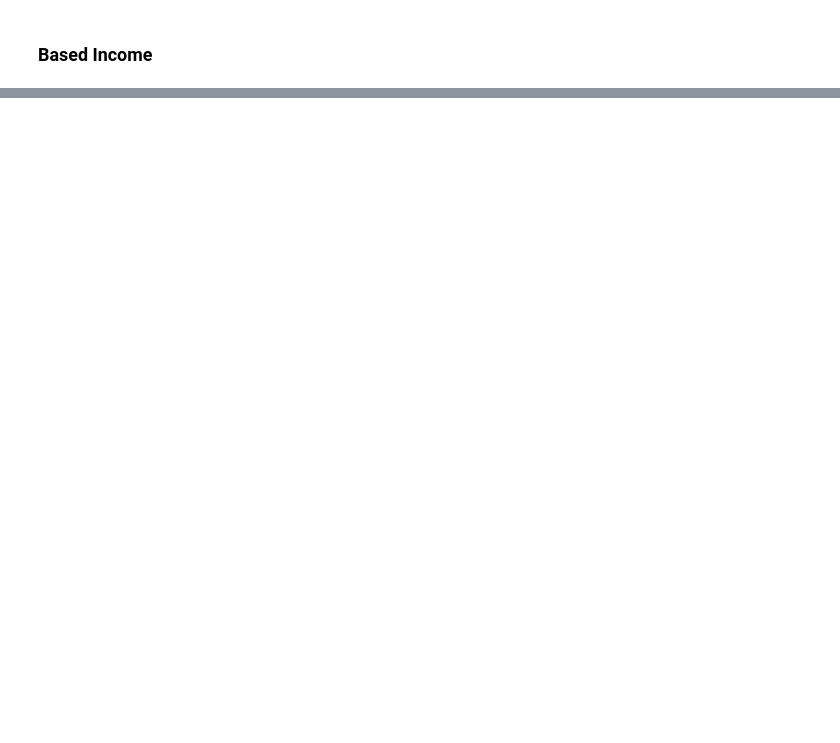
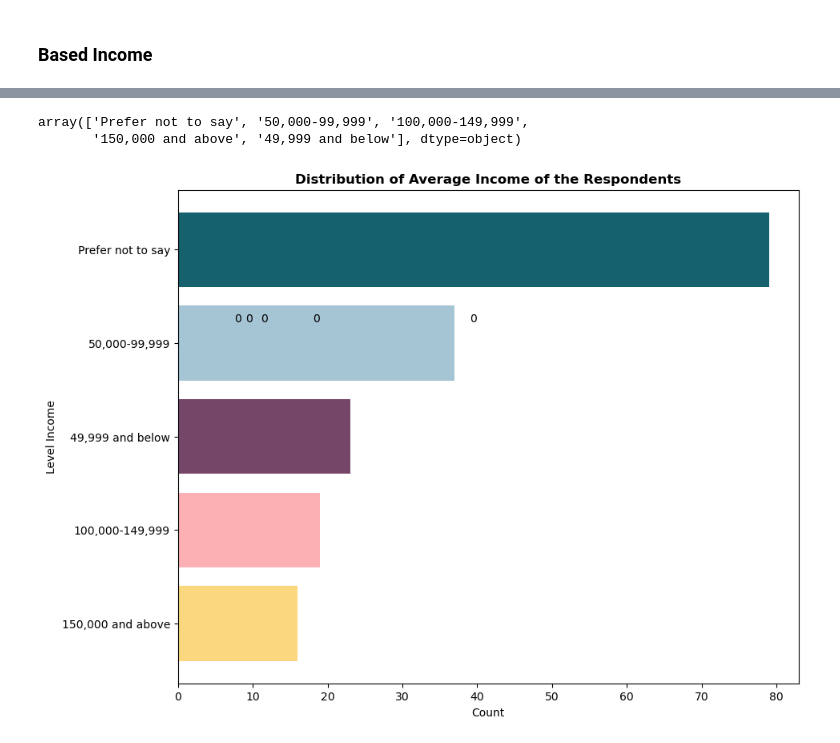
Before and after one commit to Lorraine254/likertScaleAnalysis, a Jupyter notebook: analysis_v1.ipynb, the cells around one changed output, grey strips where cells are left out. Cells and saved outputs as stored; diff of their text form; code cells hidden in the pictures; blank space fills up the shorter version.

```diff
--- a/analysis_v1.ipynb
+++ b/analysis_v1.ipynb
@@ -269,2 +295,6 @@ plotbBarGraph(categories=)
 # %% [markdown]
 ### Based Income
+# %%
+#Suppose 'Education Level' is the column name containing education levels
+income_counts = df['What is your average monthly household income?'].value_counts()
+income_counts
@@ -270,0 +309,15 @@ plotbBarGraph(categories=)
+# %%
+df['What is your average monthly household income?'].unique()
+# %% [output]
+array(['Prefer not to say', '50,000-99,999', '100,000-149,999',
+       '150,000 and above', '49,999 and below'], dtype=object)
+# %%
+
+# categories
+categories = ['Prefer not to say', '50,000-99,999', '49,999 and below', '100,000-149,999', '150,000 and above']
+# Sort the data by counts in descending order
+income_counts = income_counts.sort_values(ascending=False)
+
+plotbBarGraph(categories=categories, values=income_counts, title='Distribution of Average Income of the Respondents',xlabel='Count',ylabel='Level Income', isHorizontal=True)
+# %% [output]
+[figure, added]
```
Also changed, not shown: parts of 5 cells of this notebook.
